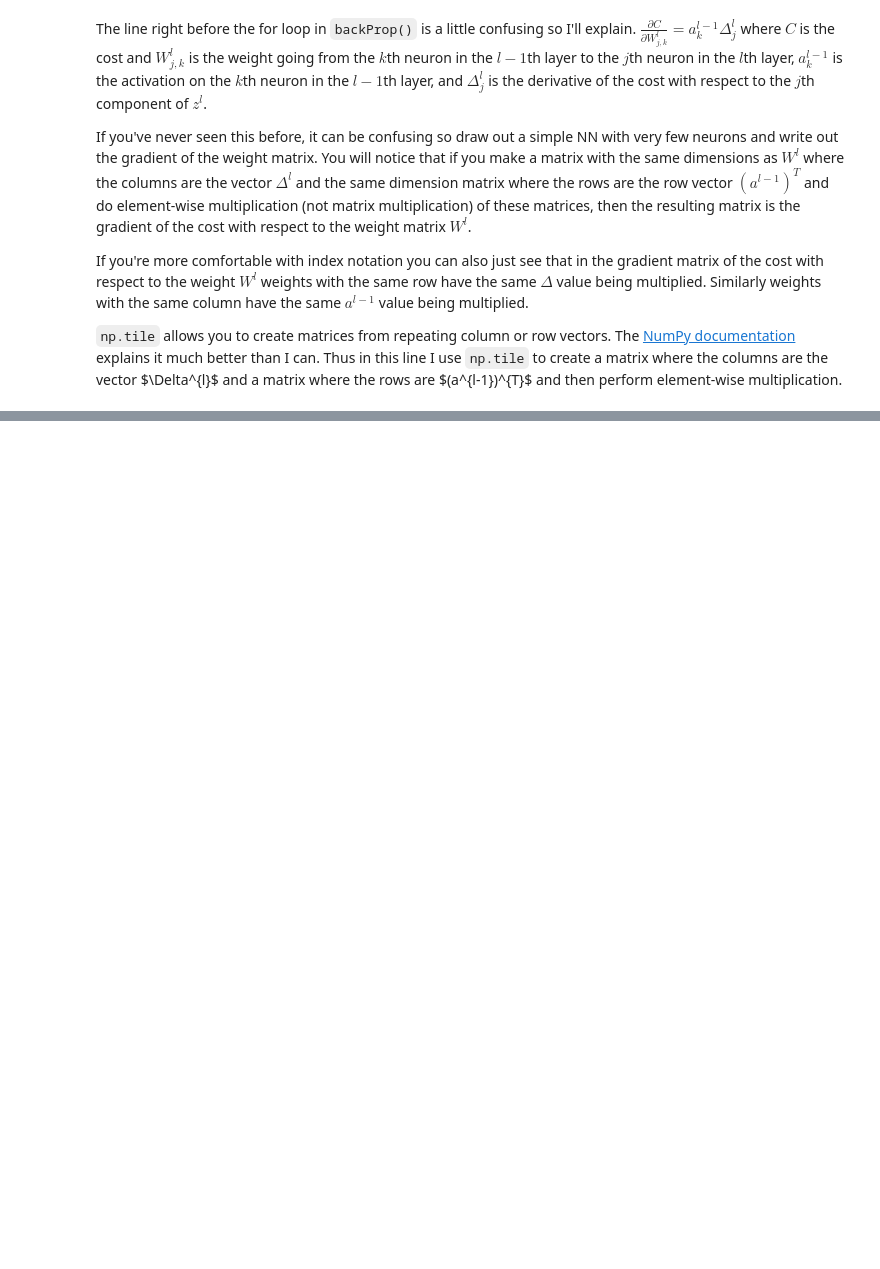
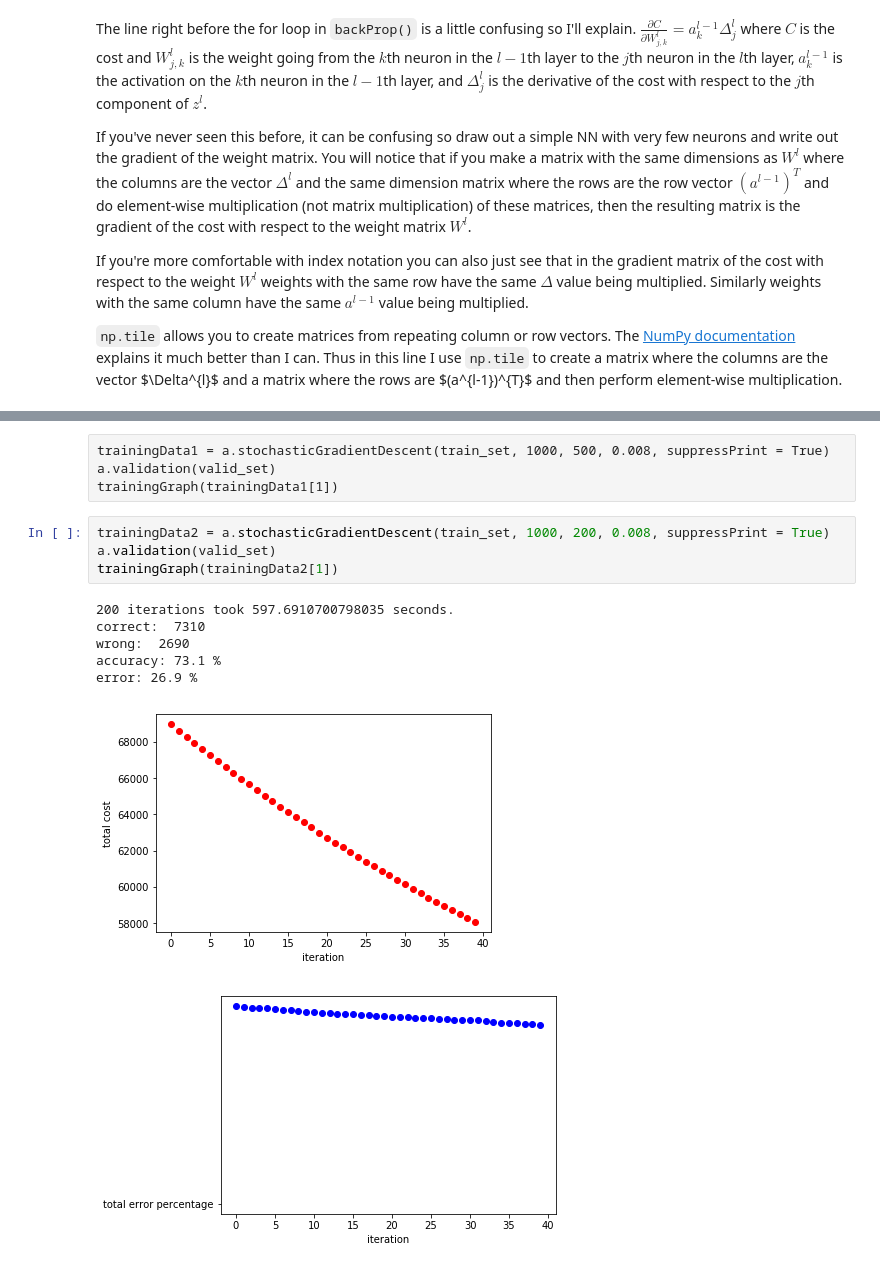
Before and after one commit to nflu/MNIST, a Jupyter notebook: Neural_Network.ipynb, the cells around one changed output, grey strips where cells are left out. Cells and saved outputs as stored; diff of their text form; blank space fills up the shorter version.

```diff
--- a/Neural_Network.ipynb
+++ b/Neural_Network.ipynb
@@ -547,0 +375,16 @@ error: 9.66 %
+# %% [raw]
+trainingData1 = a.stochasticGradientDescent(train_set, 1000, 500, 0.008, suppressPrint = True)
+a.validation(valid_set)
+trainingGraph(trainingData1[1])
+# %%
+trainingData2 = a.stochasticGradientDescent(train_set, 1000, 200, 0.008, suppressPrint = True)
+a.validation(valid_set)
+trainingGraph(trainingData2[1])
+# %% [output]
+200 iterations took 597.6910700798035 seconds.
+correct:  7310
+wrong:  2690
+accuracy: 73.1 %
+error: 26.9 %
+[figure, added]
+[figure, added]
```
Also changed, not shown: parts of 75 cells of this notebook.
